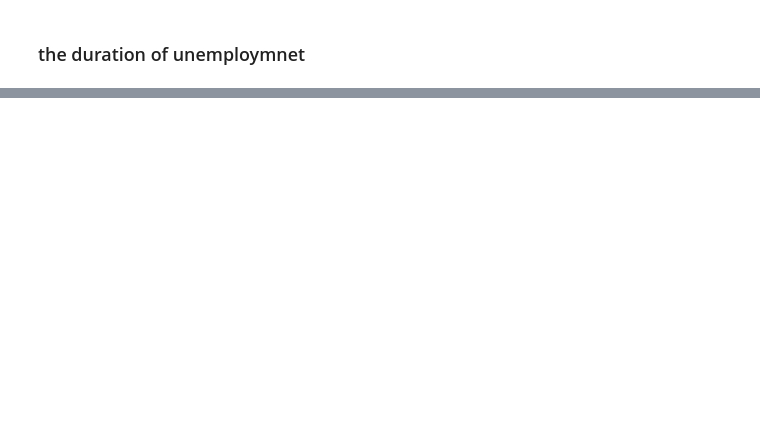
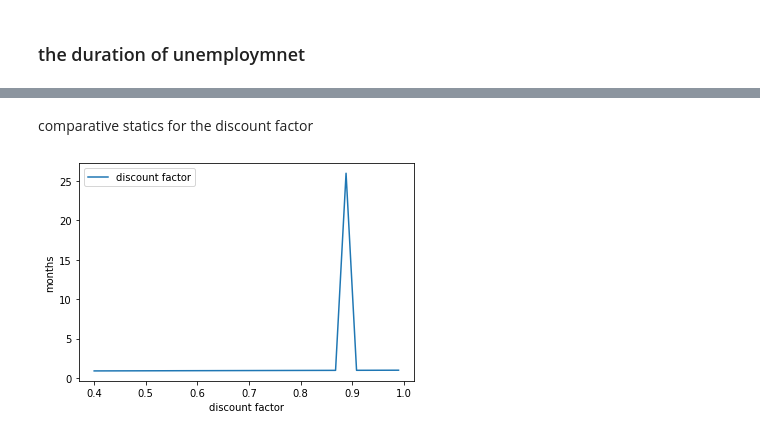
Before and after one commit to sunshineluyao/Econ-211, a Jupyter notebook: Simulation/Job_Searching_Model.ipynb, the cells around one changed output, grey strips where cells are left out. Saved outputs shown, nothing was run; the diff lists cells and outputs as text; code cells hidden in the pictures; blank space fills up the shorter version.

```diff
--- a/Simulation/Job_Searching_Model.ipynb
+++ b/Simulation/Job_Searching_Model.ipynb
@@ -304,0 +324,45 @@ plt.show()
+# %% [markdown]
+comparative statics for the discount factor
+# %%
+cdf = np.cumsum(q_default)
+
+@jit(nopython=True)
+def compute_stopping_time(w_bar, seed=1234):
+
+    np.random.seed(seed)
+    t = 1
+    while True:
+        # Generate a wage draw
+        w = w_default[qe.random.draw(cdf)]
+        # Stop when the draw is above the reservation wage
+        if w >= w_bar:
+            stopping_time = t
+            break
+        else:
+            t += 1
+    return stopping_time
+
+@jit(nopython=True)
+def compute_mean_stopping_time(w_bar, num_reps=100000):
+    obs = np.empty(num_reps)
+    for i in range(num_reps):
+        obs[i] = compute_stopping_time(w_bar, seed=i)
+    return obs.mean()
+
+c=45
+β_vals = np.linspace(0.4, 0.99, 30)
+stop_times = np.empty_like(β_vals)
+for j, β in enumerate(β_vals):
+    mcm = McCallModel(c=c, β=β)
+    w_bar = compute_reservation_wage(mcm)
+    stop_times[i] = compute_mean_stopping_time(w_bar)
+
+fig, ax = plt.subplots()
+
+ax.plot(β_vals, stop_times, label="discount factor")
+ax.set(xlabel="discount factor", ylabel="months")
+ax.legend()
+
+plt.show()
+# %% [output]
+[figure, added]
```
Also changed, not shown: parts of 10 cells of this notebook.
